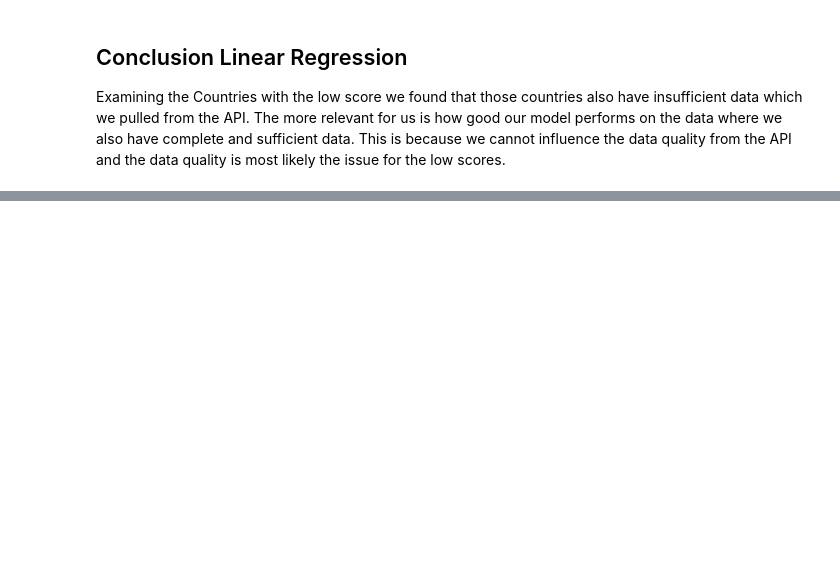
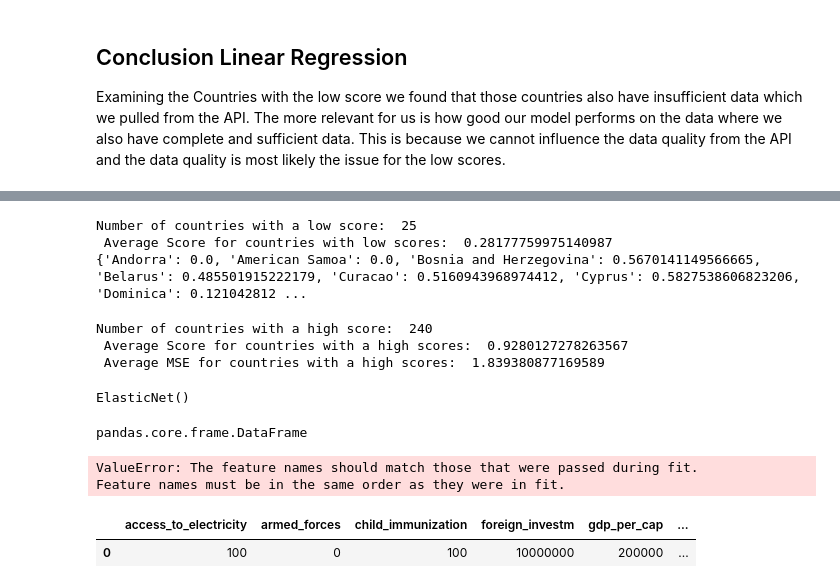
Before and after one commit to svisel22/SS23-BIPM-Big-Data-Group-KMJ-Do-Gooders, a Jupyter notebook: app/predicition model/modeling_approaches.ipynb, the cells around one changed output, grey strips where cells are left out. Cells and saved outputs as stored; diff of their text form; code cells hidden in the pictures; blank space fills up the shorter version.

```diff
--- a/app/predicition model/modeling_approaches.ipynb
+++ b/app/predicition model/modeling_approaches.ipynb
@@ -345,0 +459,70 @@ Examining the Countries with the low score we found that those countries also ha
+# %%
+# examining countries with low score
+# calculate average score for countries with a low score
+values = list(countries_low_score_elasticnet.values())
+average = sum(values) / len(values)
+
+# print out the number of countries and their average score
+print('Number of countries with a low score: ' ,  str(len(countries_low_score_elasticnet)), '\n',
+      'Average Score for countries with low scores: ' , str(average))
+
+# print out the countries and their score
+print(countries_low_score_elasticnet)
+# %% [output]
+Number of countries with a low score:  25
+ Average Score for countries with low scores:  0.28177759975140987
+{'Andorra': 0.0, 'American Samoa': 0.0, 'Bosnia and Herzegovina': 0.5670141149566665, 'Belarus': 0.485501915222179, 'Curacao': 0.5160943968974412, 'Cyprus': 0.5827538606823206, 'Dominica': 0.121042812 ...
+# %%
+# calculate average score for countries with a high score
+values = list(countries_high_score_elasticnet.values())
+average = sum(values) / len(values)
+
+values_mse = list(countries_high_mse_elasticnet.values())
+average_mse = sum(values_mse) / len(values_mse)
+
+
+# print out the number of countries and their average score
+print('Number of countries with a high score: ' ,  str(len(countries_high_score_elasticnet)), '\n',
+      'Average Score for countries with a high scores: ' , str(average), '\n',
+      'Average MSE for countries with a high scores: ' , str(average_mse))
+# %% [output]
+Number of countries with a high score:  240
+ Average Score for countries with a high scores:  0.9280127278263567
+ Average MSE for countries with a high scores:  1.839380877169589
+# %%
+models_elasticnet['United States']
+# %% [output]
+ElasticNet()
+# %%
+type(x_test)
+# %% [output]
+pandas.core.frame.DataFrame
+# %%
+data = {
+    'access_to_electricity': 100,
+    'armed_forces' : 0,
+    'child_immunization' : 100,
+    'foreign_investm' : 10000000,
+    'gdp_per_cap' : 200000,
+    'measels_immunitization' : 100,
+    'net_primary_income' : 100,
+    'primary_school_completion' : 100,
+    'perc_overweigth' : 0,
+    'rural_population' : 0,
+    'trade_in_services'	: 50,
+    'Country_Zimbabwe' : True
+
+}
+
+# Create a DataFrame with values and index
+df_test = pd.DataFrame(data, index=range(1))
+
+df_pred = models_elasticnet['United States'].predict(df_test)
+# %% [output]
+ValueError: The feature names should match those that were passed during fit.
+Feature names must be in the same order as they were in fit.
+# %%
+df_test
+# %% [output]
+|  | access_to_electricity | armed_forces | child_immunization | foreign_investm | gdp_per_cap | ... |
+| 0 | 100 | 0 | 100 | 10000000 | 200000 | ... |
```
Also changed, not shown: parts of 23 cells of this notebook, 1 other file.
